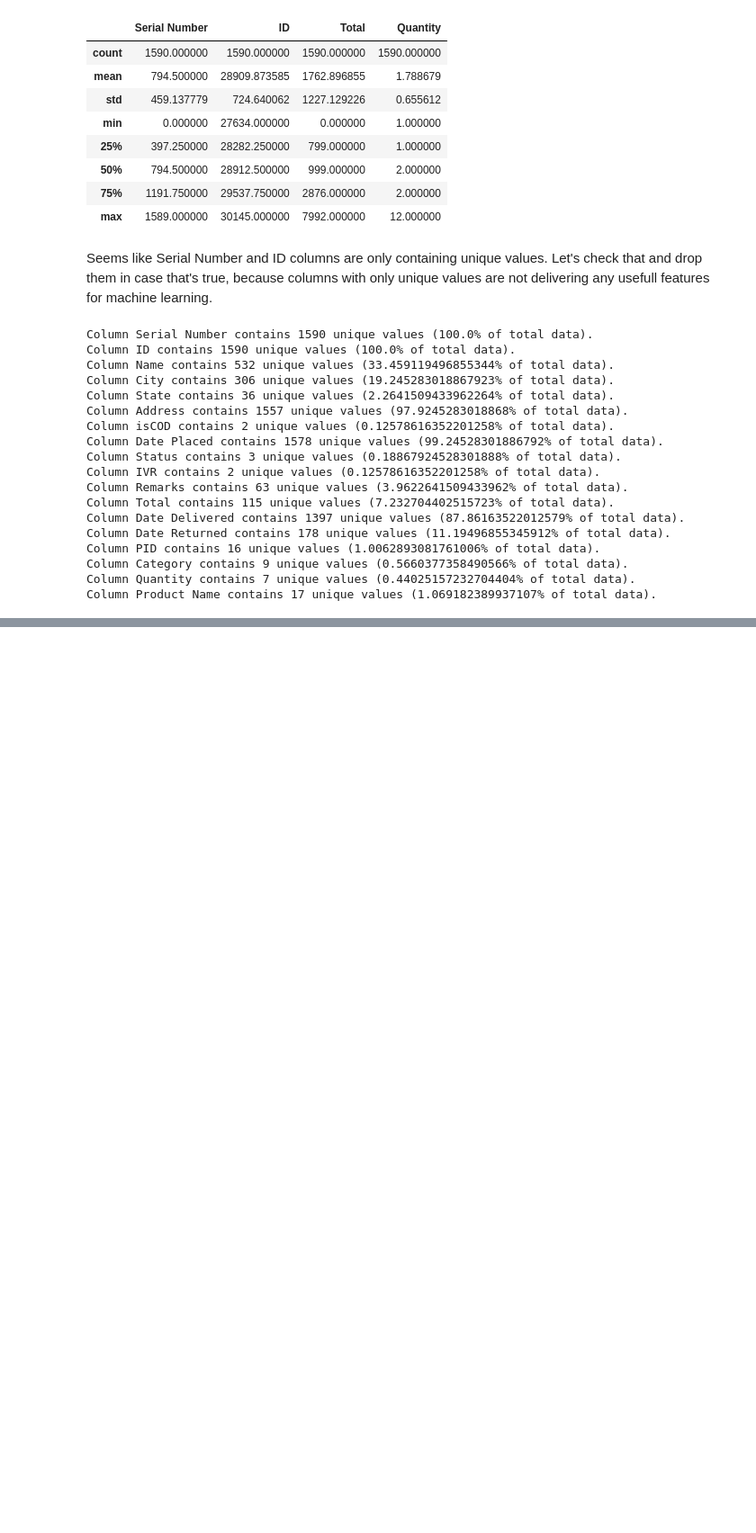
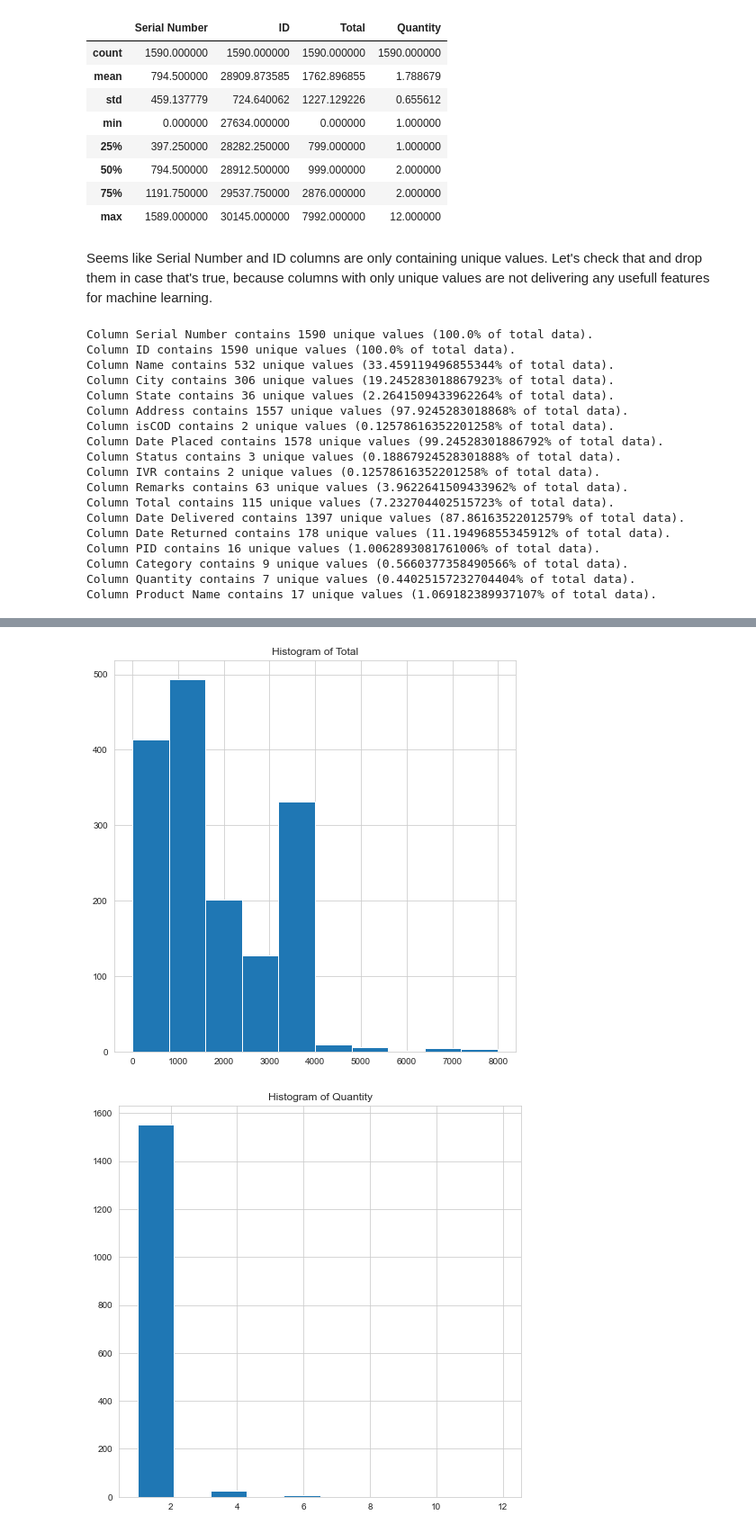
Before and after one commit to patrickbrus/IBM_Machine_Learning_Professional, a Jupyter notebook: Time_Series/Time_Series_Analysis.ipynb, the cells around one changed output, grey strips where cells are left out. Shown at 90% size. Saved outputs shown, nothing was run; the diff lists cells and outputs as text; code cells hidden in the pictures; blank space fills up the shorter version.

```diff
--- a/Time_Series/Time_Series_Analysis.ipynb
+++ b/Time_Series/Time_Series_Analysis.ipynb
@@ -190,0 +212,8 @@ df_datetime.head()
+# %%
+for numerical_feature in num_features:
+    plt.title(f"Histogram of {numerical_feature}")
+    plt.hist(df_datetime[numerical_feature])
+    plt.show()
+# %% [output]
+[figure, added]
+[figure, added]
```
Also changed, not shown: parts of 28 cells of this notebook, 2 other files.
